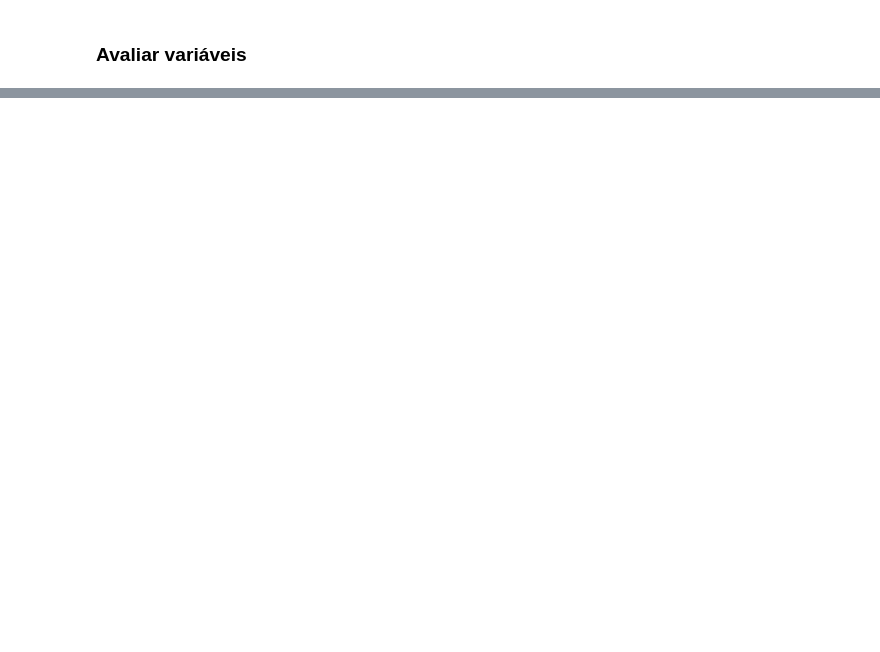
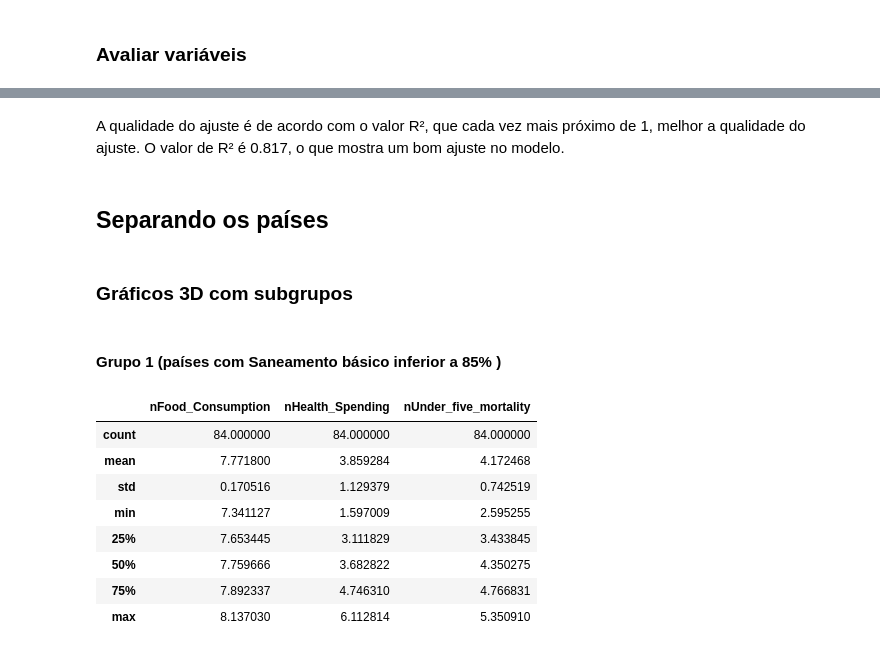
Before and after one commit to eduardotp1/CD, a Jupyter notebook: Projeto3_CD/Projeto-3.ipynb, the cells around one changed output, grey strips where cells are left out. Saved outputs shown, nothing was run; the diff lists cells and outputs as text; code cells hidden in the pictures; blank space fills up the shorter version.

```diff
--- a/Projeto3_CD/Projeto-3.ipynb
+++ b/Projeto3_CD/Projeto-3.ipynb
@@ -189,0 +202,26 @@ Warnings:
+# %% [markdown]
+A qualidade do ajuste é de acordo com o valor R², que cada vez mais próximo de 1, melhor a qualidade do ajuste. O valor de R² é 0.817, o que mostra um bom ajuste no modelo.
+# %% [markdown]
+## Separando os países
+# %%
+meio=85
+# %% [markdown]
+### Gráficos 3D com subgrupos
+# %% [markdown]
+#### Grupo 1 (países com Saneamento básico inferior a 85% )
+# %%
+grupo1 = pd.DataFrame()
+grupo1['nFood_Consumption']=dados[dados.Improved_Sanitation <= meio].nFood_Consumption
+grupo1['nHealth_Spending']=dados[dados.Improved_Sanitation <= meio].nHealth_Spending
+grupo1['nUnder_five_mortality']=dados[dados.Improved_Sanitation <= meio].nUnder_five_mortality
+grupo1.describe()
+# %% [output]
+|  | nFood_Consumption | nHealth_Spending | nUnder_five_mortality |
+| count | 84.000000 | 84.000000 | 84.000000 |
+| mean | 7.771800 | 3.859284 | 4.172468 |
+| std | 0.170516 | 1.129379 | 0.742519 |
+| min | 7.341127 | 1.597009 | 2.595255 |
+| 25% | 7.653445 | 3.111829 | 3.433845 |
+| 50% | 7.759666 | 3.682822 | 4.350275 |
+| 75% | 7.892337 | 4.746310 | 4.766831 |
+| max | 8.137030 | 6.112814 | 5.350910 |
```
Also changed, not shown: parts of 11 cells of this notebook.
